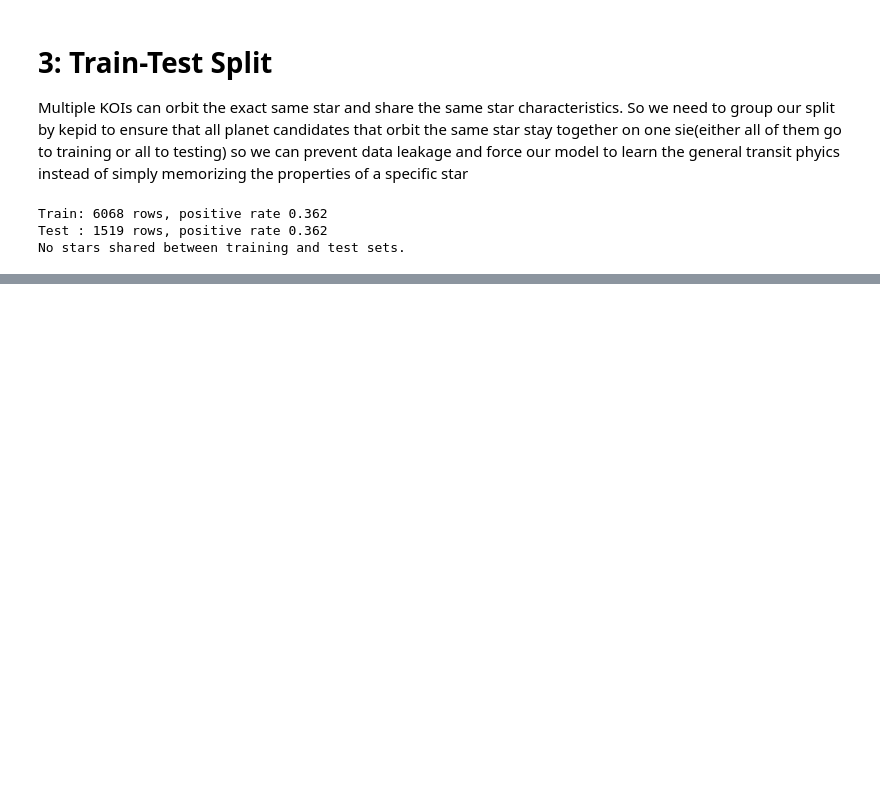
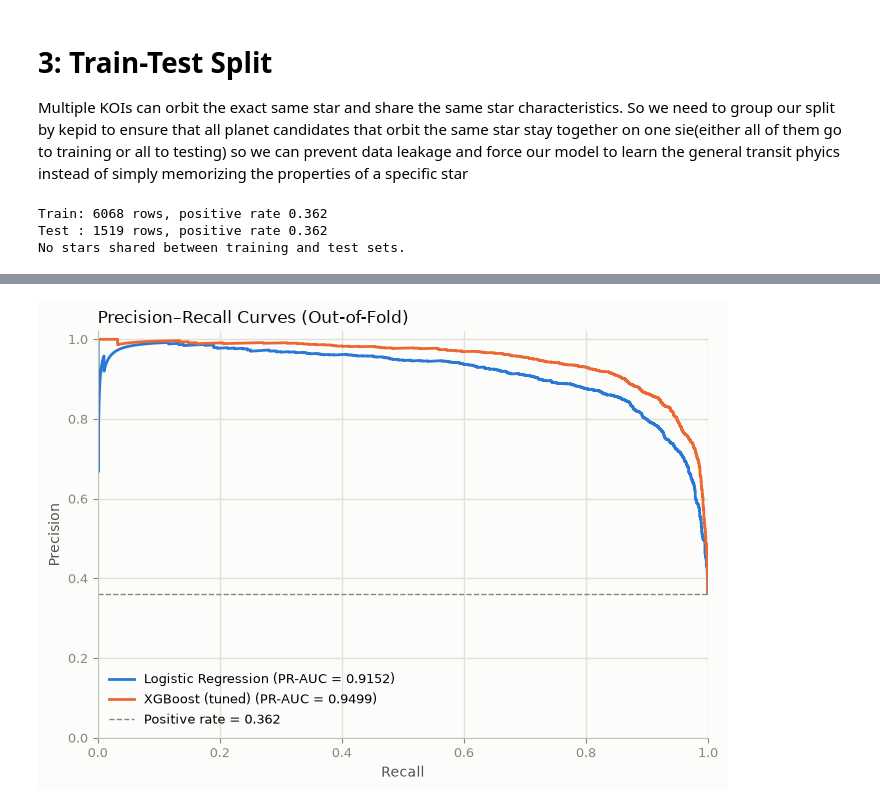
Before and after one commit to lenamadi103/kepler-exoplanet-ml, a Jupyter notebook: kepler_project.ipynb, the cells around one changed output, grey strips where cells are left out. Saved outputs shown, nothing was run; the diff lists cells and outputs as text; code cells hidden in the pictures; blank space fills up the shorter version.

Commit message:
Classical baseline

```diff
--- a/kepler_project.ipynb
+++ b/kepler_project.ipynb
@@ -410,0 +573,19 @@ XGBoost inputs retain NaN and original feature scales.
+# %%
+def make_lr_pipeline():
+    return Pipeline([
+        ("preprocess", clone(logistic_preprocessor)),
+        ("model", LogisticRegression(max_iter=5000, random_state=SEED)),
+    ])
+
+
+def make_xgb_pipeline():
+    return Pipeline([
+        ("model", XGBClassifier(
+            objective="binary:logistic",
+            eval_metric="logloss",
+            tree_method="hist",
+            n_jobs=1,
+            random_state=SEED,
+            verbosity=0,
+        )),
+    ])
@@ -410,0 +778,78 @@ XGBoost inputs retain NaN and original feature scales.
+# %%
+# ---- Figure 1: Out-of-fold Precision-Recall curves ----
+
+SURFACE, INK, INK2, MUTED, GRID, AXIS = (
+    "#fcfcfb", "#0b0b0b", "#52514e",
+    "#898781", "#e1e0d9", "#c3c2b7"
+)
+
+C_LR, C_XGB = "#2a78d6", "#eb6834"
+
+models = [
+    ("Logistic Regression", lr_oof, C_LR),
+    ("XGBoost (tuned)", xgb_oof, C_XGB)
+]
+
+fig, ax = plt.subplots(figsize=(7, 5), facecolor=SURFACE)
+
+ax.set_facecolor(SURFACE)
+
+for s in ("top", "right"):
+    ax.spines[s].set_visible(False)
+
+for s in ("left", "bottom"):
+    ax.spines[s].set_color(AXIS)
+
+ax.grid(True, color=GRID, linewidth=1)
+ax.set_axisbelow(True)
+ax.tick_params(colors=MUTED, labelsize=9)
+
+# Plot PR curve for each model
+for name, p, color in models:
+    precision, recall, _ = precision_recall_curve(y_train, p)
+    pr_auc = auc(recall, precision)
+
+    ax.plot(
+        recall, precision,
+        color=color,
+        linewidth=2,
+        label=f"{name} (PR-AUC = {pr_auc:.4f})"
+    )
+
+# Positive-class prevalence reference
+baseline = y_train.mean()
+ax.axhline(
+    baseline,
+    color=MUTED,
+    linewidth=1,
+    linestyle="--",
+    label=f"Positive rate = {baseline:.3f}"
+)
+
+ax.set_xlim(0, 1)
+ax.set_ylim(0, 1.02)
+
+ax.set_xlabel("Recall", color=INK2)
+ax.set_ylabel("Precision", color=INK2)
+ax.set_title(
+    "Precision–Recall Curves (Out-of-Fold)",
+    loc="left",
+    fontsize=12,
+    color=INK
+)
+
+ax.legend(frameon=False, fontsize=9, loc="lower left")
+
+plt.tight_layout()
+
+os.makedirs("figures", exist_ok=True)
+fig.savefig(
+    "figures/pr_curves_oof.png",
+    dpi=200,
+    bbox_inches="tight",
+    facecolor=SURFACE
+)
+
+plt.show()
+# %% [output]
+[figure, added]
```
Also changed, not shown: parts of 35 cells of this notebook, 4 other files.
